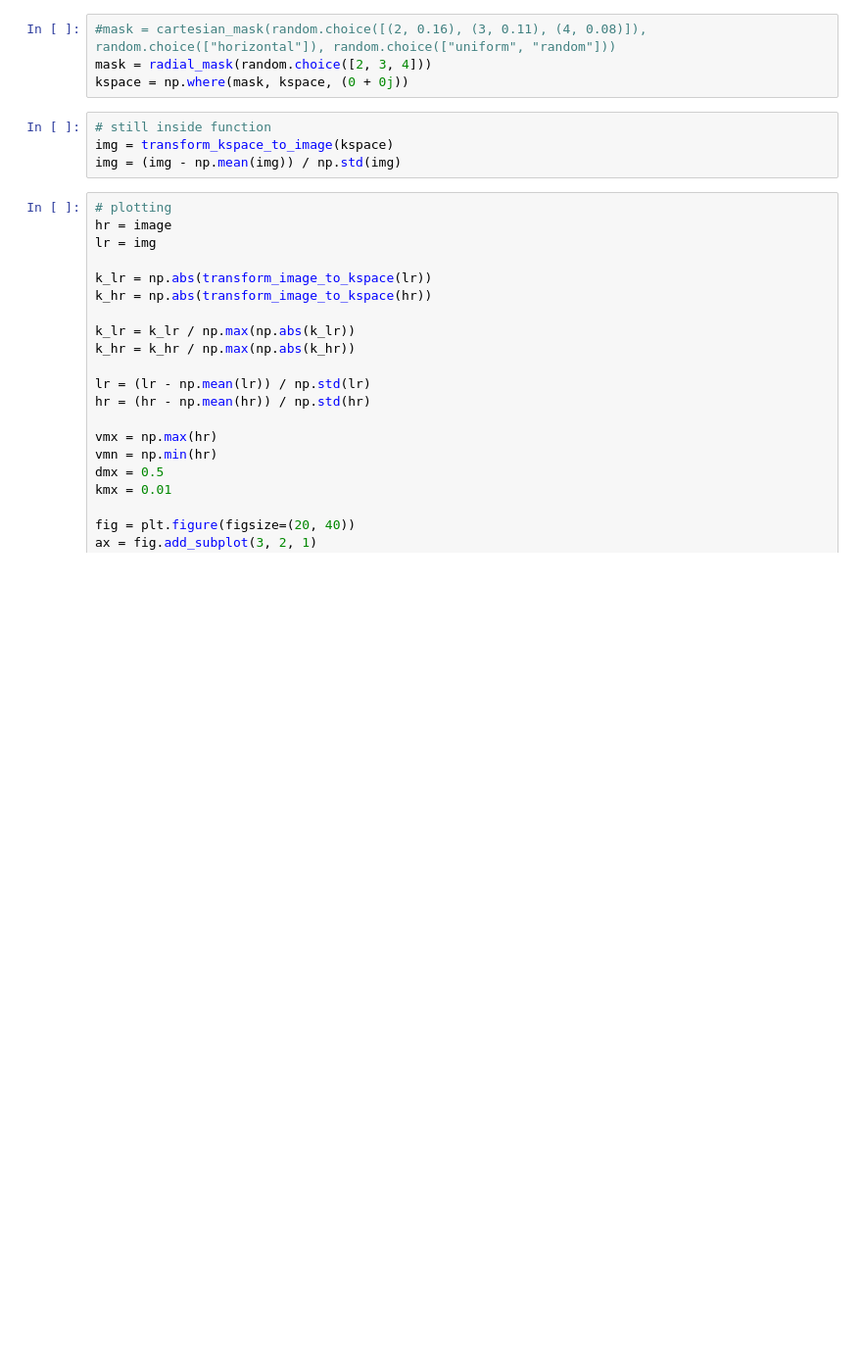
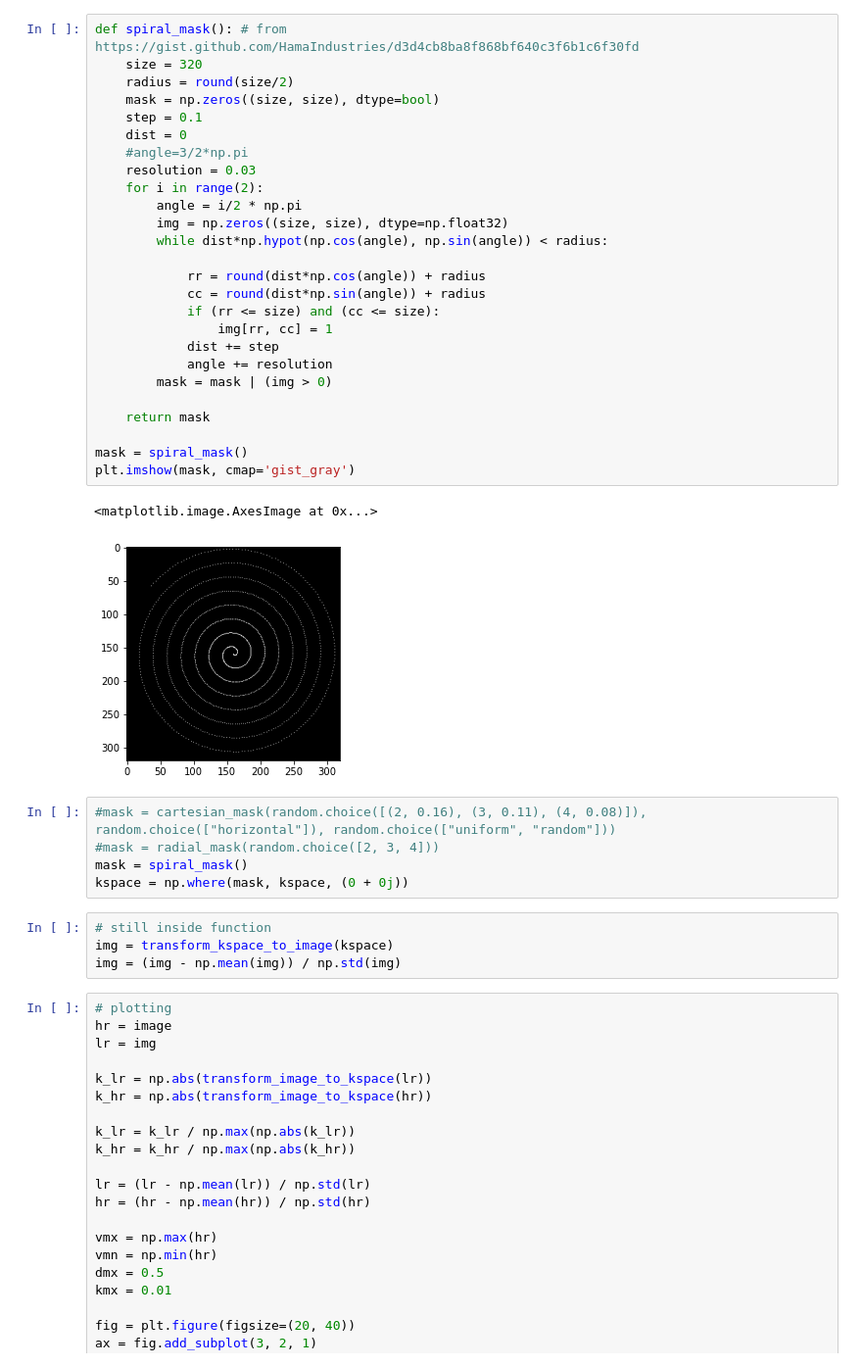
Before and after one commit to SimoneRuiter/artefacts, a Jupyter notebook: Downsample.ipynb, the cells around one changed output. Shown at 98% size. Saved outputs shown, nothing was run; the diff lists cells and outputs as text; blank space fills up the shorter version.

```diff
--- a/Downsample.ipynb
+++ b/Downsample.ipynb
@@ -73,6 +79,36 @@ def radial_mask(factor):
+# %%
+def spiral_mask(): # from https://gist.github.com/HamaIndustries/d3d4cb8ba8f868bf640c3f6b1c6f30fd
+    size = 320
+    radius = round(size/2)
+    mask = np.zeros((size, size), dtype=bool)
+    step = 0.1
+    dist = 0
+    #angle=3/2*np.pi
+    resolution = 0.03
+    for i in range(2):
+        angle = i/2 * np.pi
+        img = np.zeros((size, size), dtype=np.float32)
+        while dist*np.hypot(np.cos(angle), np.sin(angle)) < radius:
+
+            rr = round(dist*np.cos(angle)) + radius
+            cc = round(dist*np.sin(angle)) + radius
+            if (rr <= size) and (cc <= size):
+                img[rr, cc] = 1
+            dist += step
+            angle += resolution
+        mask = mask | (img > 0)
+
+    return mask
+
+mask = spiral_mask()
+plt.imshow(mask, cmap='gist_gray')
+# %% [output]
+<matplotlib.image.AxesImage at 0x...>
+[figure, added]
 # %%
 #mask = cartesian_mask(random.choice([(2, 0.16), (3, 0.11), (4, 0.08)]), random.choice(["horizontal"]), random.choice(["uniform", "random"]))
-mask = radial_mask(random.choice([2, 3, 4]))
+#mask = radial_mask(random.choice([2, 3, 4]))
+mask = spiral_mask()
 kspace = np.where(mask, kspace, (0 + 0j))
 # %%
 # still inside function
```
Also changed, not shown: parts of 4 cells of this notebook, 3 other files.
